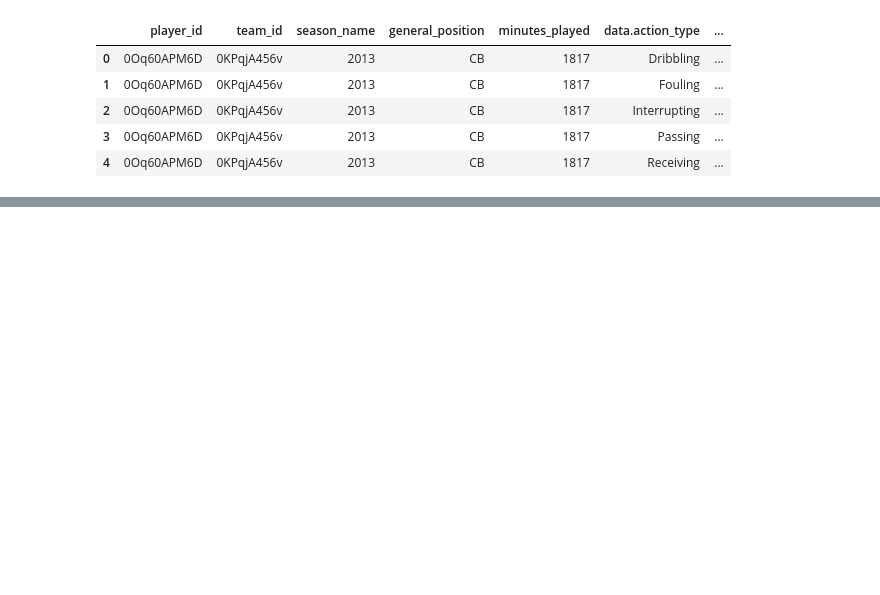
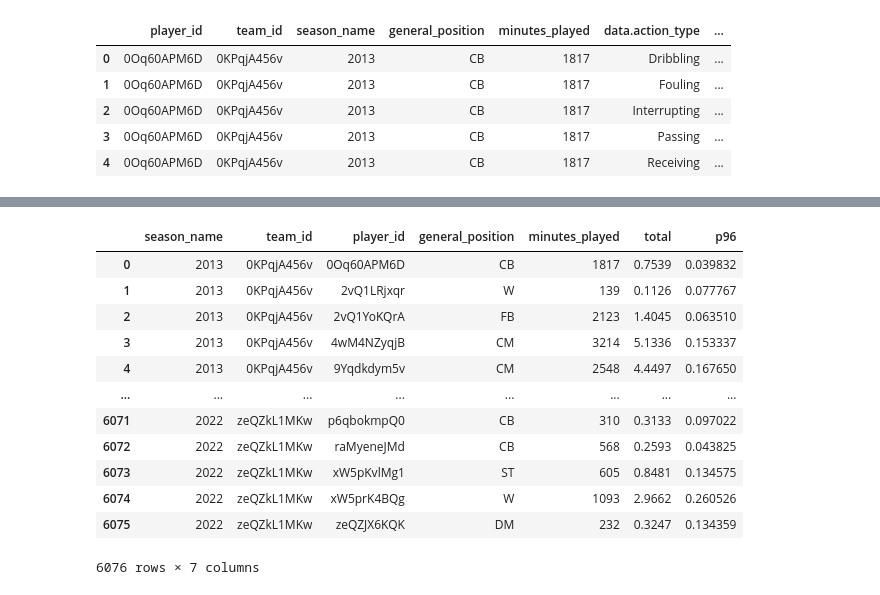
Before and after one commit to akeaswaran/goalsadded-data, a Jupyter notebook: ASA Tinkering.ipynb, the cells around one changed output, grey strips where cells are left out. Saved outputs shown, nothing was run; the diff lists cells and outputs as text; code cells hidden in the pictures; blank space fills up the shorter version.

```diff
--- a/ASA Tinkering.ipynb
+++ b/ASA Tinkering.ipynb
@@ -1392,0 +1410,20 @@ tmp_gk
+# %%
+grouped_gplus['total'] = grouped_gplus['data.goals_added_raw']
+grouped_gplus['p96'] = grouped_gplus['data.goals_added_raw'] * 96 / grouped_gplus["minutes_played"]
+grouped_gplus = grouped_gplus[['season_name', 'team_id', 'player_id','general_position', 'minutes_played','total', 'p96']]
+
+grouped_gplus
+# %% [output]
+|  | season_name | team_id | player_id | general_position | minutes_played | total | p96 |
+| 0 | 2013 | 0KPqjA456v | 0Oq60APM6D | CB | 1817 | 0.7539 | 0.039832 |
+| 1 | 2013 | 0KPqjA456v | 2vQ1LRjxqr | W | 139 | 0.1126 | 0.077767 |
+| 2 | 2013 | 0KPqjA456v | 2vQ1YoKQrA | FB | 2123 | 1.4045 | 0.063510 |
+| 3 | 2013 | 0KPqjA456v | 4wM4NZyqjB | CM | 3214 | 5.1336 | 0.153337 |
+| 4 | 2013 | 0KPqjA456v | 9Yqdkdym5v | CM | 2548 | 4.4497 | 0.167650 |
+| ... | ... | ... | ... | ... | ... | ... | ... |
+| 6071 | 2022 | zeQZkL1MKw | p6qbokmpQ0 | CB | 310 | 0.3133 | 0.097022 |
+| 6072 | 2022 | zeQZkL1MKw | raMyeneJMd | CB | 568 | 0.2593 | 0.043825 |
+| 6073 | 2022 | zeQZkL1MKw | xW5pKvlMg1 | ST | 605 | 0.8481 | 0.134575 |
+| 6074 | 2022 | zeQZkL1MKw | xW5prK4BQg | W | 1093 | 2.9662 | 0.260526 |
+| 6075 | 2022 | zeQZkL1MKw | zeQZJX6KQK | DM | 232 | 0.3247 | 0.134359 |
+6076 rows × 7 columns
```
Also changed, not shown: parts of 31 cells of this notebook, 1 other file.
